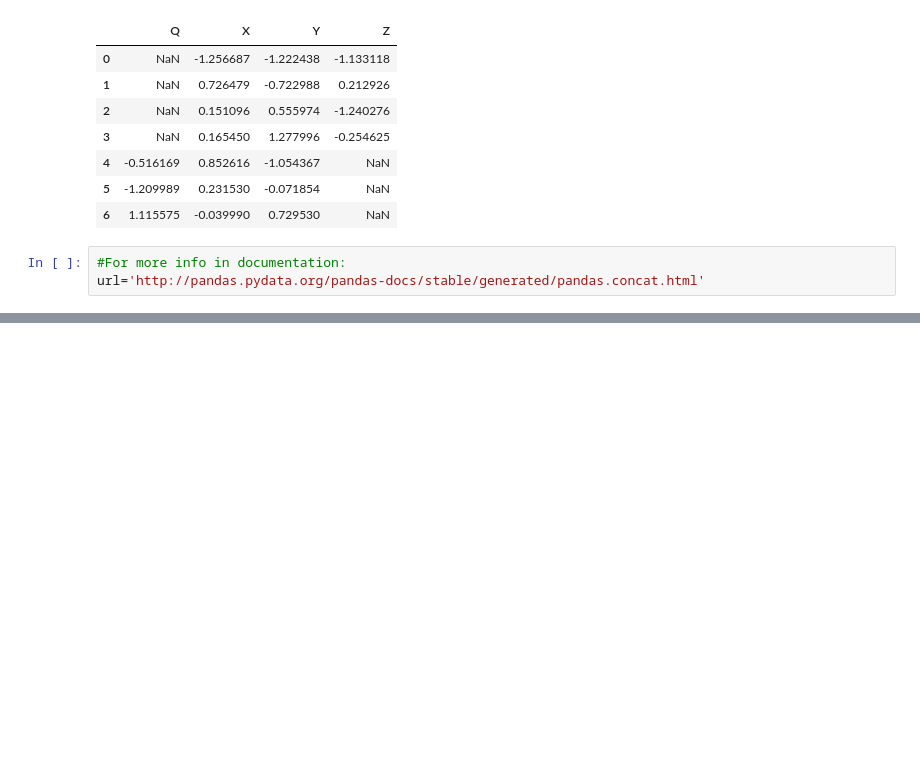
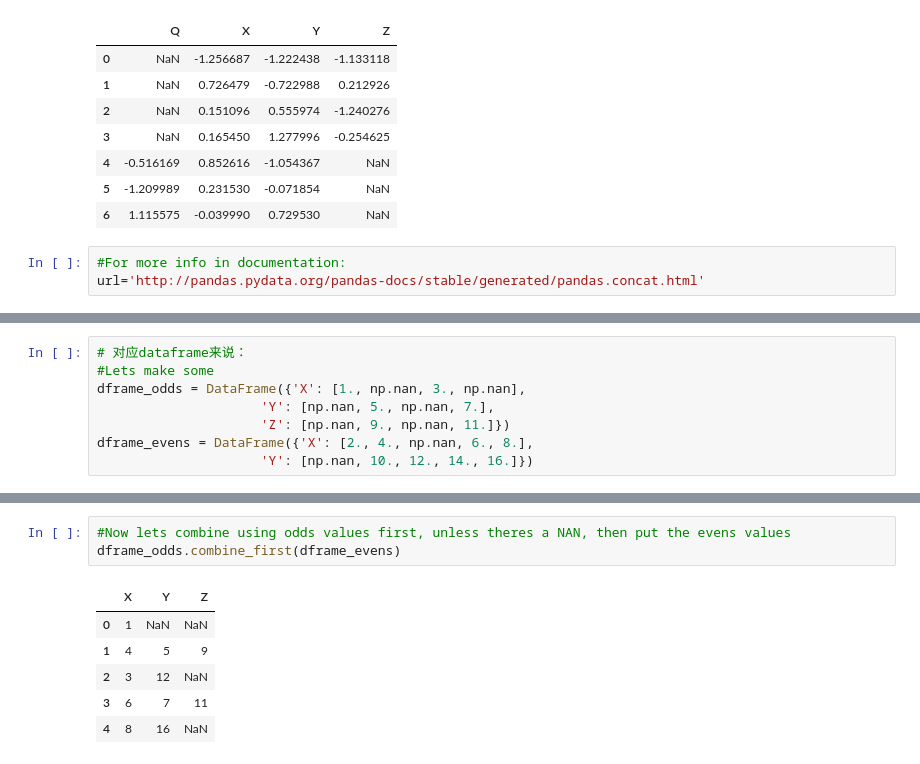
Before and after one commit to WenWeiKun-byte/PyData-Cookbook, a Jupyter notebook: Python For Data_3 Working with Data.ipynb, the cells around one changed output, grey strips where cells are left out. Saved outputs shown, nothing was run; the diff lists cells and outputs as text; blank space fills up the shorter version.

Commit message:
Python For Data_3 Working with Data

```diff
--- a/Python For Data_3 Working with Data.ipynb
+++ b/Python For Data_3 Working with Data.ipynb
@@ -524,0 +584,8 @@ url='http://pandas.pydata.org/pandas-docs/stable/generated/pandas.concat.html'
+# %%
+# 对应dataframe来说：
+#Lets make some
+dframe_odds = DataFrame({'X': [1., np.nan, 3., np.nan],
+                     'Y': [np.nan, 5., np.nan, 7.],
+                     'Z': [np.nan, 9., np.nan, 11.]})
+dframe_evens = DataFrame({'X': [2., 4., np.nan, 6., 8.],
+                     'Y': [np.nan, 10., 12., 14., 16.]})
@@ -524,0 +611,10 @@ url='http://pandas.pydata.org/pandas-docs/stable/generated/pandas.concat.html'
+# %%
+#Now lets combine using odds values first, unless theres a NAN, then put the evens values
+dframe_odds.combine_first(dframe_evens)
+# %% [output]
+|  | X | Y | Z |
+| 0 | 1 | NaN | NaN |
+| 1 | 4 | 5 | 9 |
+| 2 | 3 | 12 | NaN |
+| 3 | 6 | 7 | 11 |
+| 4 | 8 | 16 | NaN |
```
Also changed, not shown: parts of 8 cells of this notebook.
